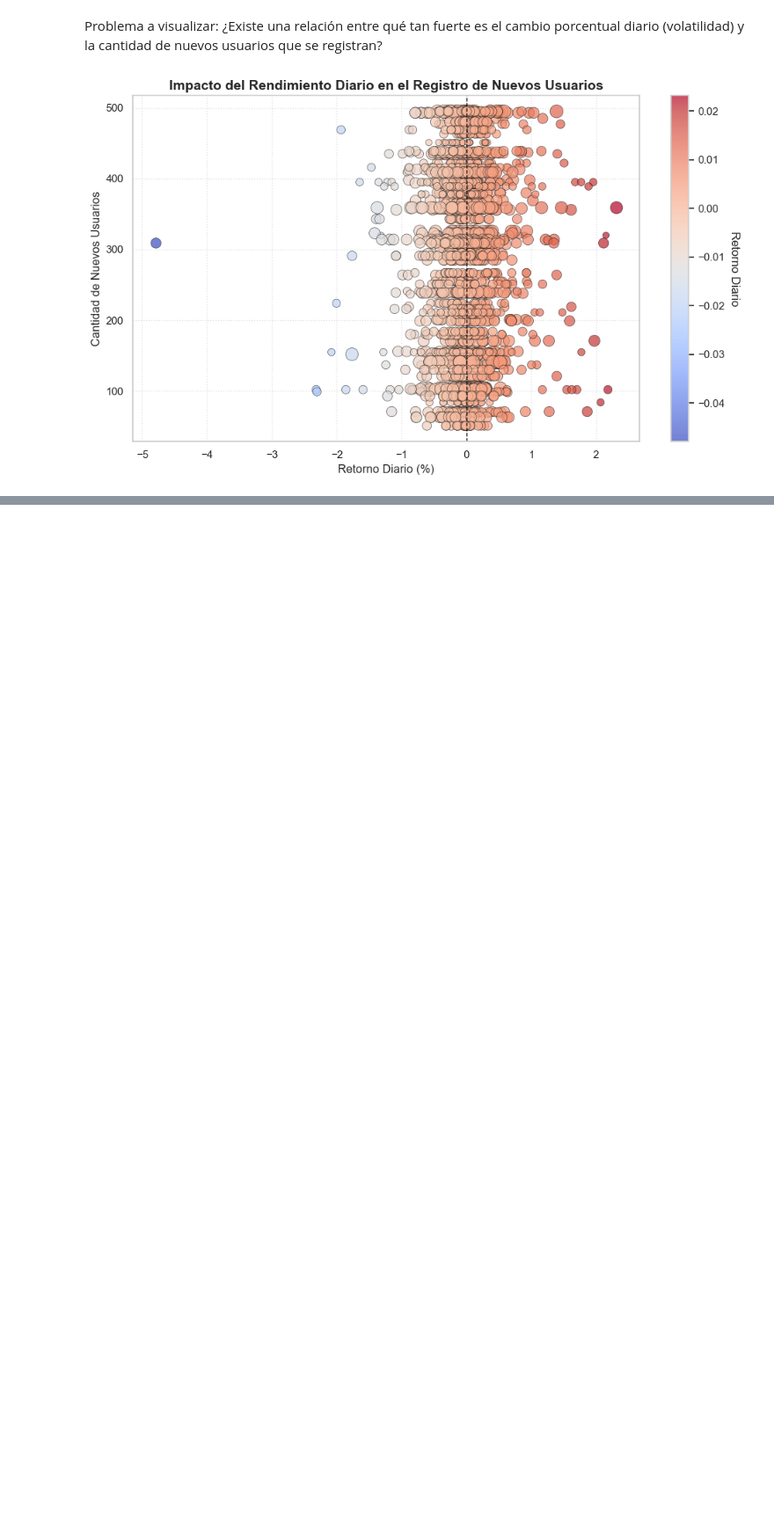
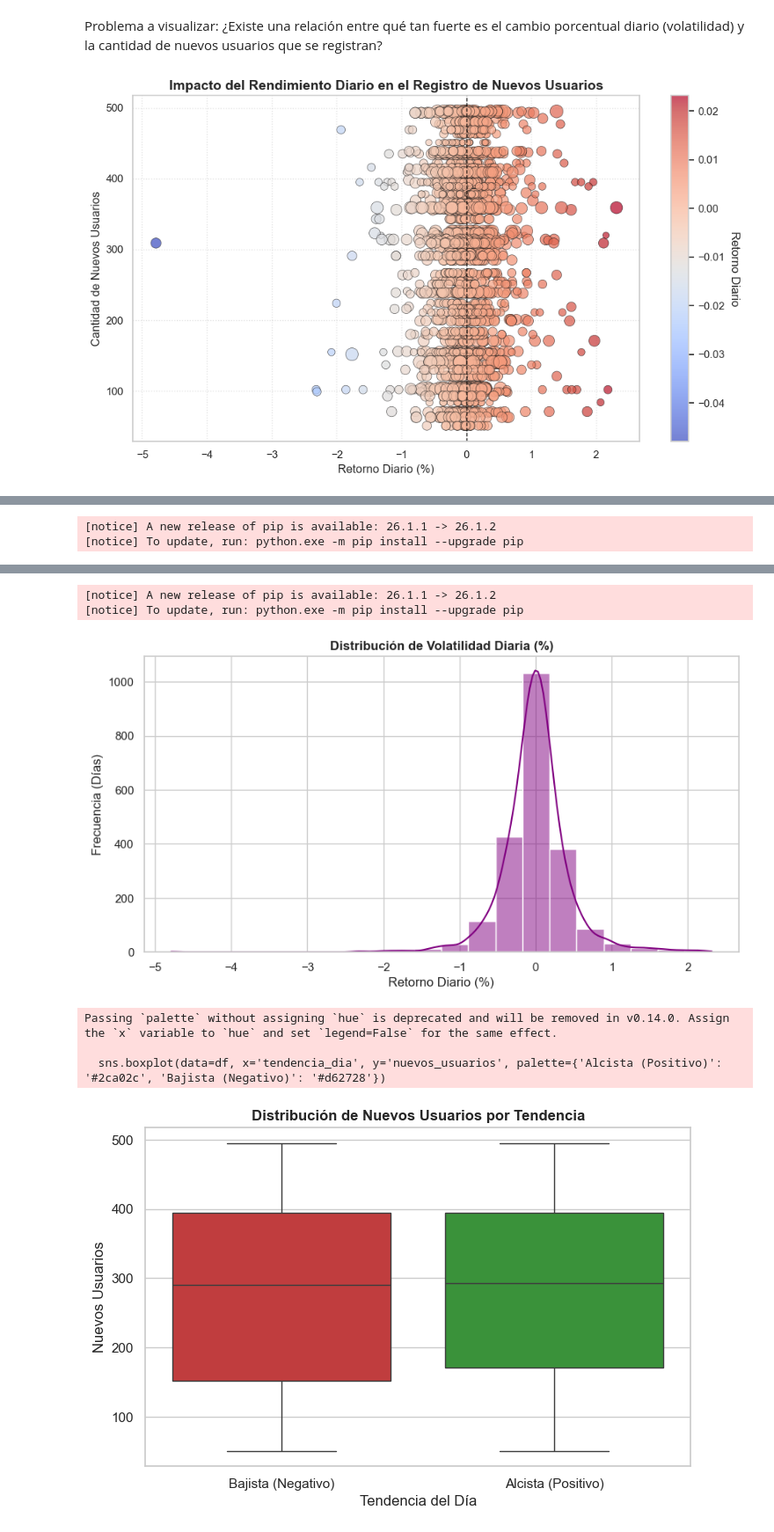
Before and after one commit to VanyaKaramazov/CienciaDeDatos, a Jupyter notebook: Modulo2/VisualizacionDatos/02_eda_y_dashboard.ipynb, the cells around one changed output, grey strips where cells are left out. Shown at 88% size. Saved outputs shown, nothing was run; the diff lists cells and outputs as text; code cells hidden in the pictures; blank space fills up the shorter version.

```diff
--- a/Modulo2/VisualizacionDatos/02_eda_y_dashboard.ipynb
+++ b/Modulo2/VisualizacionDatos/02_eda_y_dashboard.ipynb
@@ -124,3 +120,33 @@ plt.tight_layout()
 plt.show()
 # %% [output]
 [figure]
+# %%
+%pip install plotly
+%pip install nbformat
+
+# 1. Histograma: Distribución de los retornos diarios (volatilidad)
+plt.figure(figsize=(10, 5))
+sns.histplot(df['retorno_diario'] * 100, bins=20, kde=True, color='purple')
+plt.title('Distribución de Volatilidad Diaria (%)', fontweight='bold')
+plt.xlabel('Retorno Diario (%)')
+plt.ylabel('Frecuencia (Días)')
+plt.show()
+
+# 2. Boxplot: Dispersión de nuevos usuarios según la tendencia del mercado
+plt.figure(figsize=(8, 5))
+sns.boxplot(data=df, x='tendencia_dia', y='nuevos_usuarios', palette={'Alcista (Positivo)': '#2ca02c', 'Bajista (Negativo)': '#d62728'})
+plt.title('Distribución de Nuevos Usuarios por Tendencia', fontweight='bold')
+plt.xlabel('Tendencia del Día')
+plt.ylabel('Nuevos Usuarios')
+plt.show()
+
+# 3. Pairplot: Vista general de todas las relaciones numéricas
+# Selecciono solo las columnas numéricas relevantes para no saturar el gráfico
+vars_numericas = ['precio_usd', 'nuevos_usuarios', 'volumen_depositos_usd', 'retorno_diario']
+sns.pairplot(df[vars_numericas], corner=True, diag_kind='kde')
+plt.suptitle('Relaciones Múltiples entre Variables Financieras', y=1.02, fontweight='bold')
+plt.show()
+
+# Interpretación : El histograma nos mostrará si los retornos siguen una distribución normal o tienen sesgo.
+# El boxplot ayuda a ver si los días alcistas traen más usuarios atípicos (outliers).
+# %% [output]
@@ -126,0 +157,2 @@ plt.show()
+[notice] A new release of pip is available: 26.1.1 -> 26.1.2
+[notice] To update, run: python.exe -m pip install --upgrade pip
@@ -126,0 +170,7 @@ plt.show()
+[notice] A new release of pip is available: 26.1.1 -> 26.1.2
+[notice] To update, run: python.exe -m pip install --upgrade pip
+[figure, added]
+Passing `palette` without assigning `hue` is deprecated and will be removed in v0.14.0. Assign the `x` variable to `hue` and set `legend=False` for the same effect.
+
+  sns.boxplot(data=df, x='tendencia_dia', y='nuevos_usuarios', palette={'Alcista (Positivo)': '#2ca02c', 'Bajista (Negativo)': '#d62728'})
+[figure, added]
```
Also changed, not shown: parts of 5 cells of this notebook.
